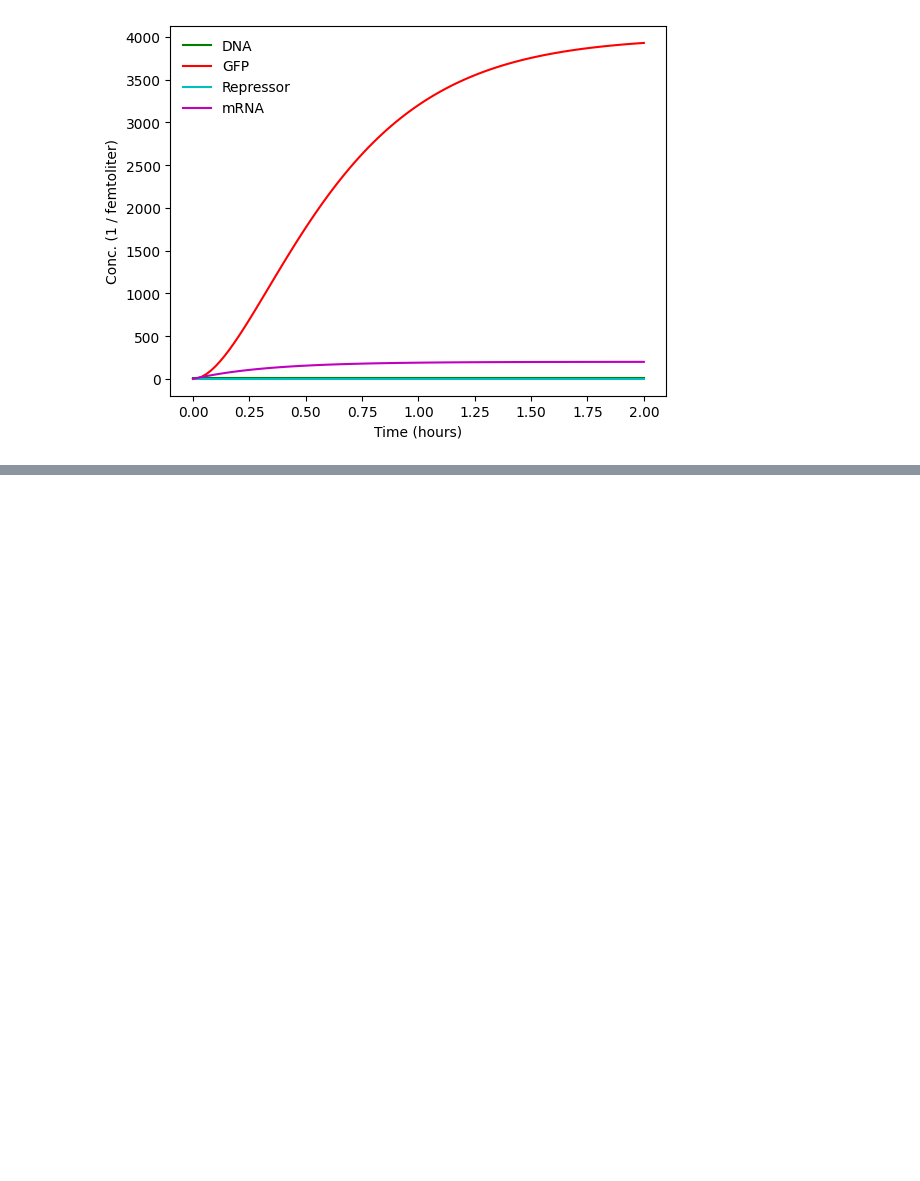
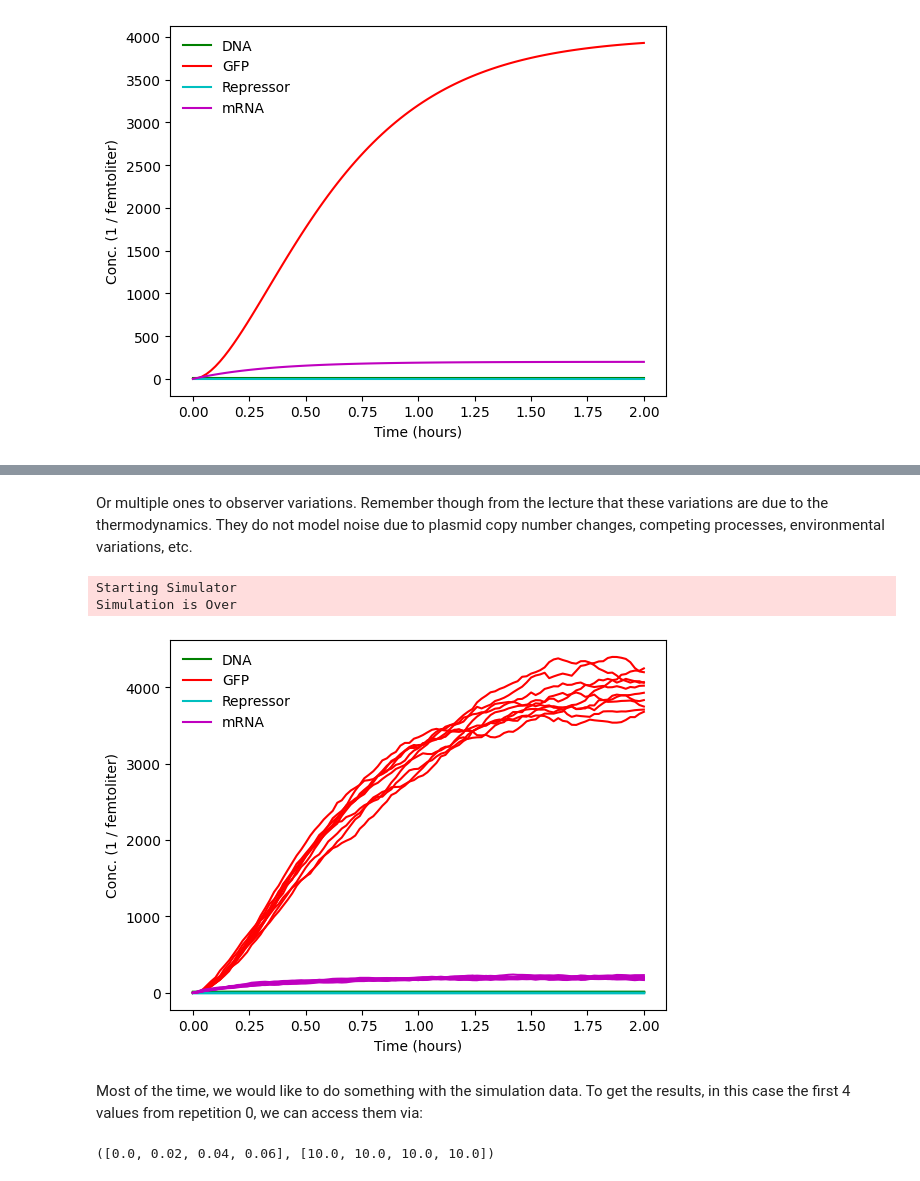
Before and after one commit to BioDisCo/computational_bioengineering, a Jupyter notebook: mobspy_crns/notes.ipynb, the cells around one changed output, grey strips where cells are left out. Drawn from its saved outputs; the diff is of its cells as text; code cells hidden in the pictures; blank space fills up the shorter version.

```diff
--- a/mobspy_crns/notes.ipynb
+++ b/mobspy_crns/notes.ipynb
@@ -142,0 +114,14 @@ Note: the rest of this lecture is given on the blackboard.
+# %% [markdown]
+Or multiple ones to observer variations. Remember though from the lecture that these variations are due to the thermodynamics. They do not model noise due to plasmid copy number changes, competing processes, environmental variations, etc.
+# %%
+Sim.run(duration= 2 * u.hour, unit_y=1 / volume, simulation_method="stochastic", repetitions=10)
+# %% [output]
+Starting Simulator
+Simulation is Over
+[figure, added]
+# %% [markdown]
+Most of the time, we would like to do something with the simulation data. To get the results, in this case the first 4 values from repetition 0, we can access them via:
+# %%
+Sim.results["Time"][0][:4], Sim.results["DNA.free"][0][:4]
+# %% [output]
+([0.0, 0.02, 0.04, 0.06], [10.0, 10.0, 10.0, 10.0])
```
Also changed, not shown: parts of 27 cells of this notebook, 2 other files.
